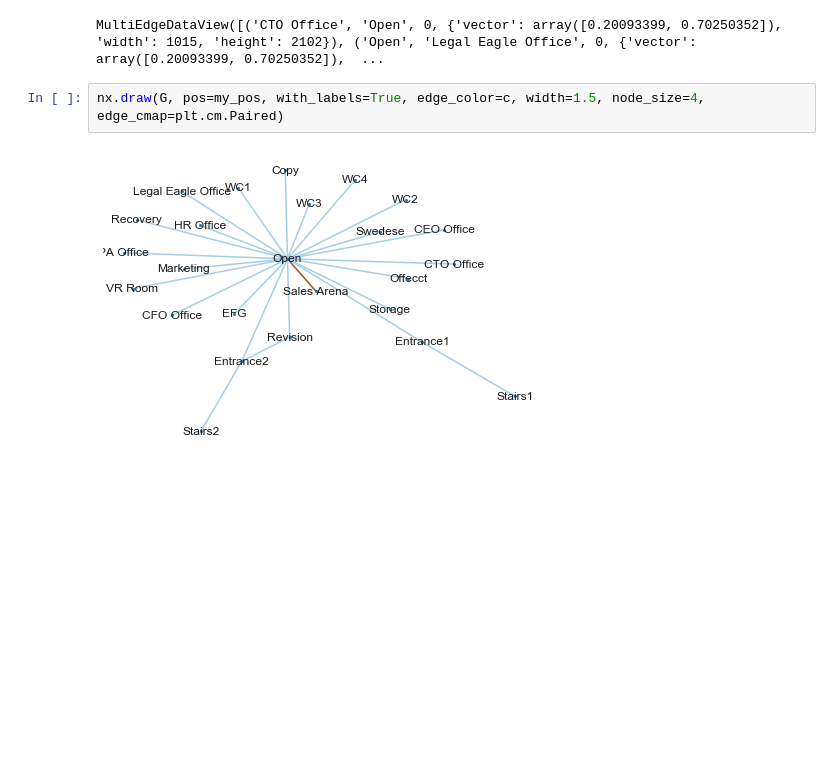
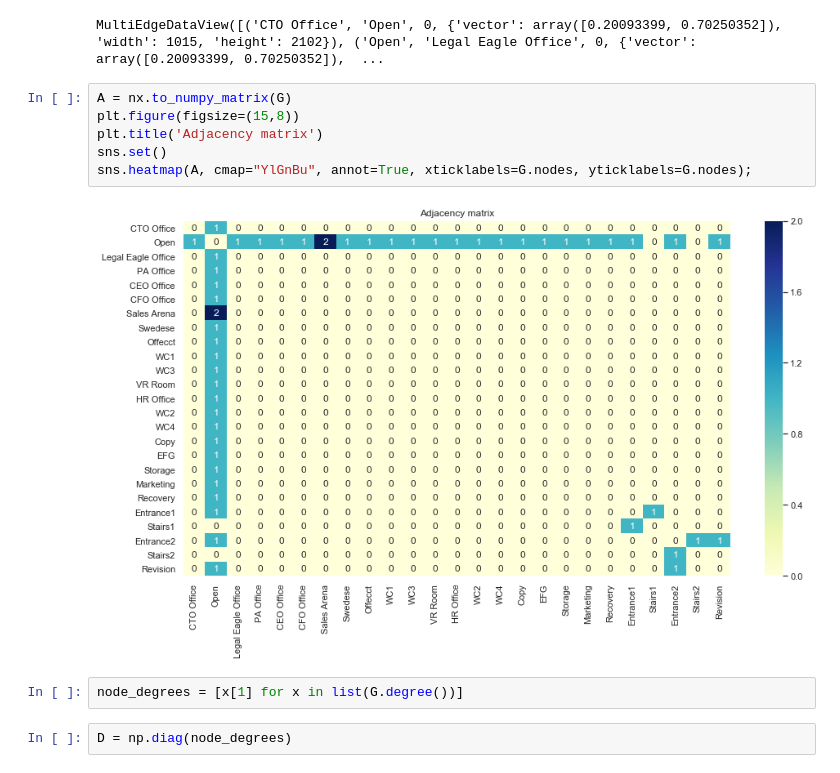
Before and after one commit to GAnagno/Social-Web, a Jupyter notebook: Spectral Map.ipynb, the cells around one changed output. Cells and saved outputs as stored; diff of their text form; blank space fills up the shorter version.

```diff
--- a/Spectral Map.ipynb
+++ b/Spectral Map.ipynb
@@ -384,7 +377,15 @@ for i, pair in enumerate(pairs):
 G.edges(data=True,keys=True)
 # %% [output]
 MultiEdgeDataView([('CTO Office', 'Open', 0, {'vector': array([0.20093399, 0.70250352]), 'width': 1015, 'height': 2102}), ('Open', 'Legal Eagle Office', 0, {'vector': array([0.20093399, 0.70250352]),  ...
-# %%
-nx.draw(G, pos=my_pos, with_labels=True, edge_color=c, width=1.5, node_size=4, edge_cmap=plt.cm.Paired)
-# %% [output]
-[figure, removed]
+# %%
+A = nx.to_numpy_matrix(G)
+plt.figure(figsize=(15,8))
+plt.title('Adjacency matrix')
+sns.set()
+sns.heatmap(A, cmap="YlGnBu", annot=True, xticklabels=G.nodes, yticklabels=G.nodes);
+# %% [output]
+[figure, added]
+# %%
+node_degrees = [x[1] for x in list(G.degree())]
+# %%
+D = np.diag(node_degrees)
```
Also changed, not shown: parts of 5 cells of this notebook.
